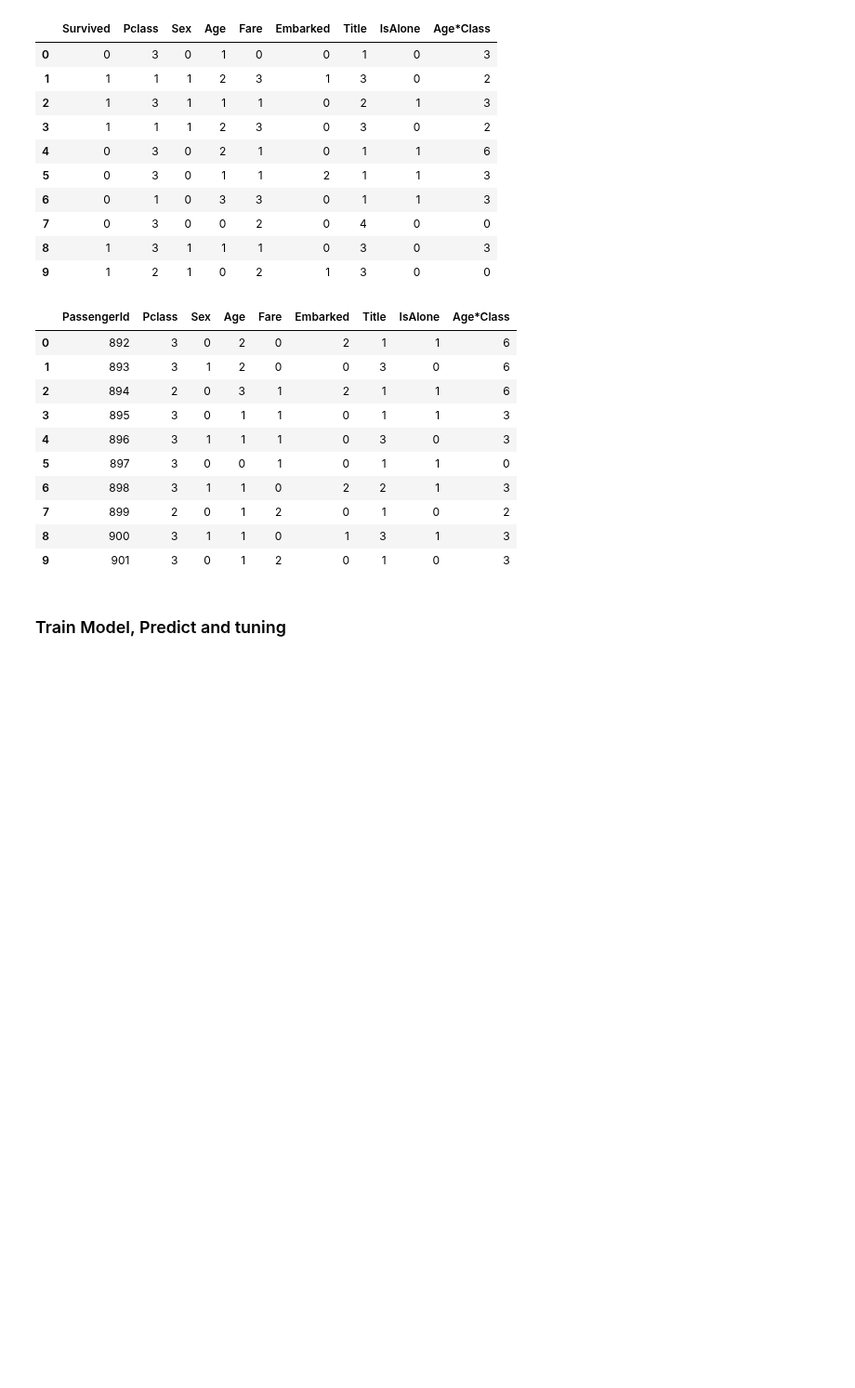
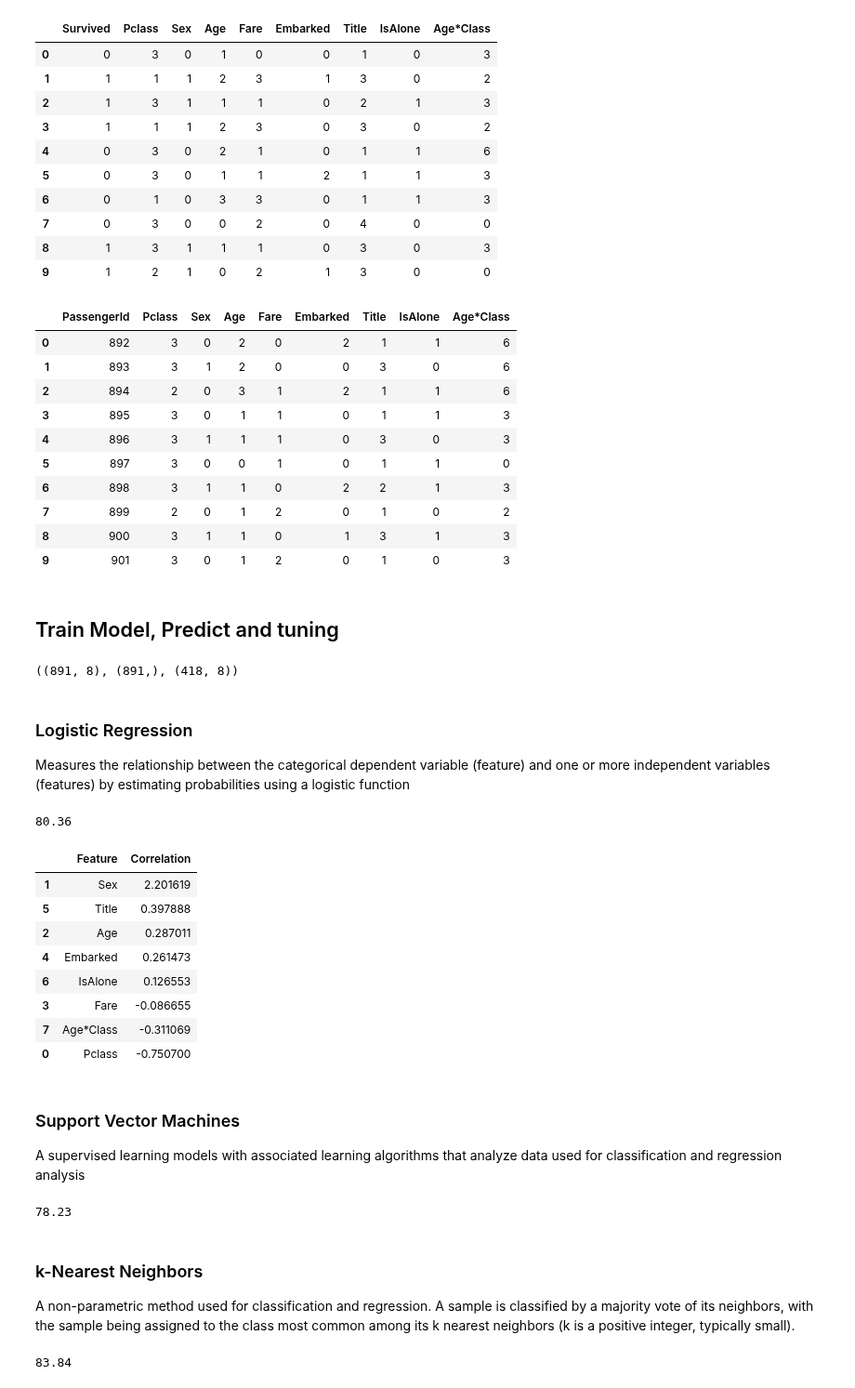
Before and after one commit to h-sutiwas/personal-project, a Jupyter notebook: Titanic Machine Learning from Disaster/Getting Started with Titanic.ipynb, the cells around one changed output. Shown at 93% size. Cells and saved outputs as stored; diff of their text form; code cells hidden in the pictures; blank space fills up the shorter version.

```diff
--- a/Titanic Machine Learning from Disaster/Getting Started with Titanic.ipynb
+++ b/Titanic Machine Learning from Disaster/Getting Started with Titanic.ipynb
@@ -574,4 +575,64 @@ test_df.head(10)
 | 8 | 900 | 3 | 1 | 1 | 0 | 1 | 3 | 1 | 3 |
 | 9 | 901 | 3 | 0 | 1 | 2 | 0 | 1 | 0 | 3 |
 # %% [markdown]
-### Train Model, Predict and tuning
+## Train Model, Predict and tuning
+# %%
+X_train = train_df.drop("Survived", axis=1)
+Y_train = train_df["Survived"]
+X_test  = test_df.drop("PassengerId", axis=1).copy()
+X_train.shape, Y_train.shape, X_test.shape
+# %% [output]
+((891, 8), (891,), (418, 8))
+# %% [markdown]
+### Logistic Regression
+Measures the relationship between the categorical dependent variable (feature) and one or more independent variables (features) by estimating probabilities using a logistic function
+# %%
+# Logistic Regression
+
+LogiReg = LogisticRegression()
+LogiReg.fit(X_train, Y_train)
+Y_pred = LogiReg.predict(X_test)
+Acc_Log = round(LogiReg.score(X_train, Y_train) * 100, 2)
+Acc_Log
+# %% [output]
+80.36
+# %%
+coeff_df = pd.DataFrame(train_df.columns.delete(0))
+coeff_df.columns = ['Feature']
+coeff_df['Correlation'] = pd.Series(LogiReg.coef_[0])
+
+coeff_df.sort_values(by='Correlation', ascending=False)
+# %% [output]
+|  | Feature | Correlation |
+| 1 | Sex | 2.201619 |
+| 5 | Title | 0.397888 |
+| 2 | Age | 0.287011 |
+| 4 | Embarked | 0.261473 |
+| 6 | IsAlone | 0.126553 |
+| 3 | Fare | -0.086655 |
+| 7 | Age*Class | -0.311069 |
+| 0 | Pclass | -0.750700 |
+# %% [markdown]
+### Support Vector Machines
+A supervised learning models with associated learning algorithms that analyze data used for classification and regression analysis
+# %%
+# Support Vector Machines
+
+svc = SVC()
+svc.fit(X_train, Y_train)
+Y_pred = svc.predict(X_test)
+acc_svc = round(svc.score(X_train, Y_train) * 100, 2)
+acc_svc
+# %% [output]
+78.23
+# %% [markdown]
+### k-Nearest Neighbors
+A non-parametric method used for classification and regression. A sample is classified by a majority vote of its neighbors, with the sample being assigned to the class most common among its k nearest neighbors (k is a positive integer, typically small).
+# %%
+knn = KNeighborsClassifier(n_neighbors = 3)
+knn.fit(X_train, Y_train)
+Y_pred = knn.predict(X_test)
+acc_knn = round(knn.score(X_train, Y_train) * 100, 2)
+acc_knn
+# %% [output]
+83.84
```
Also changed, not shown: parts of 17 cells of this notebook, 1 other file.
